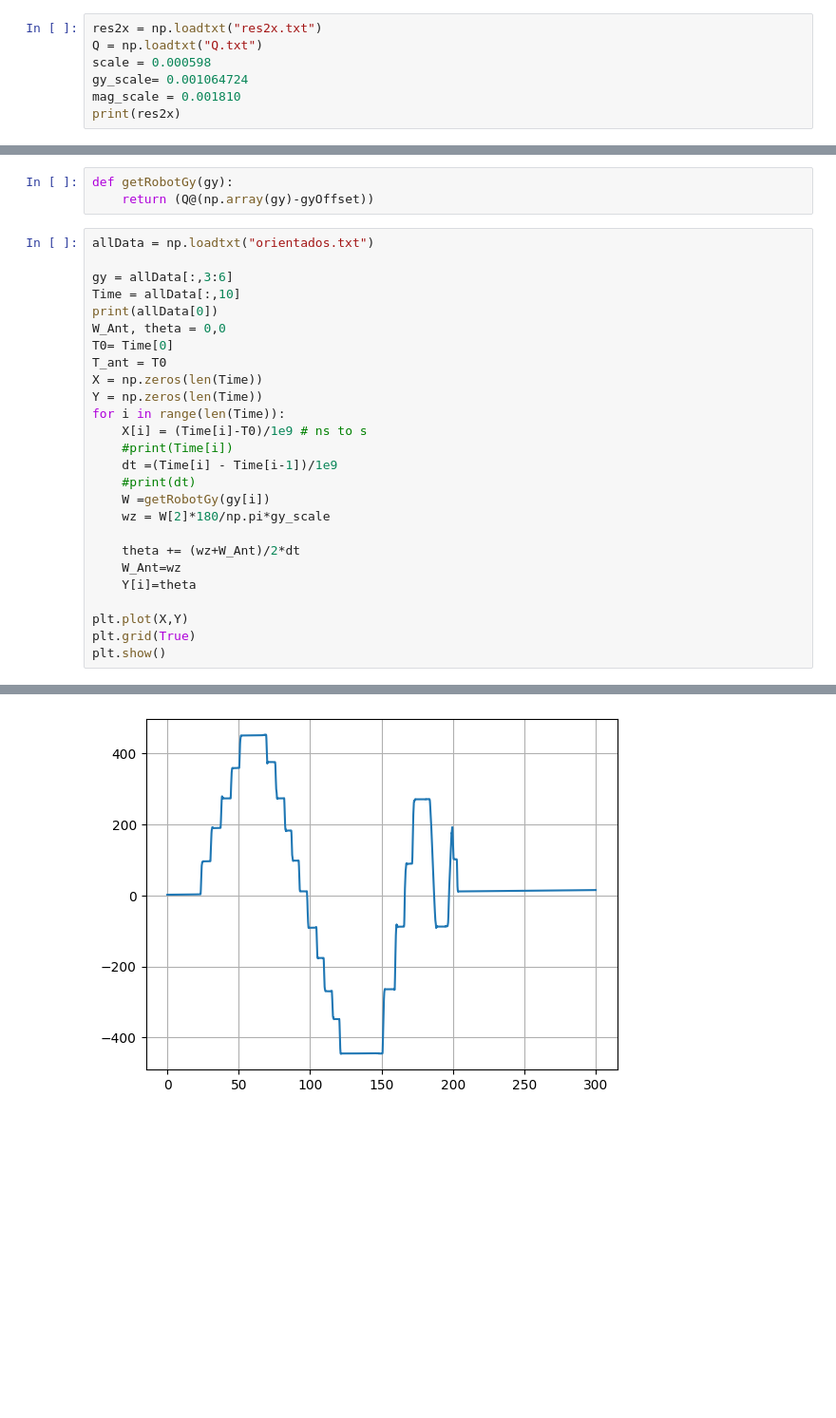
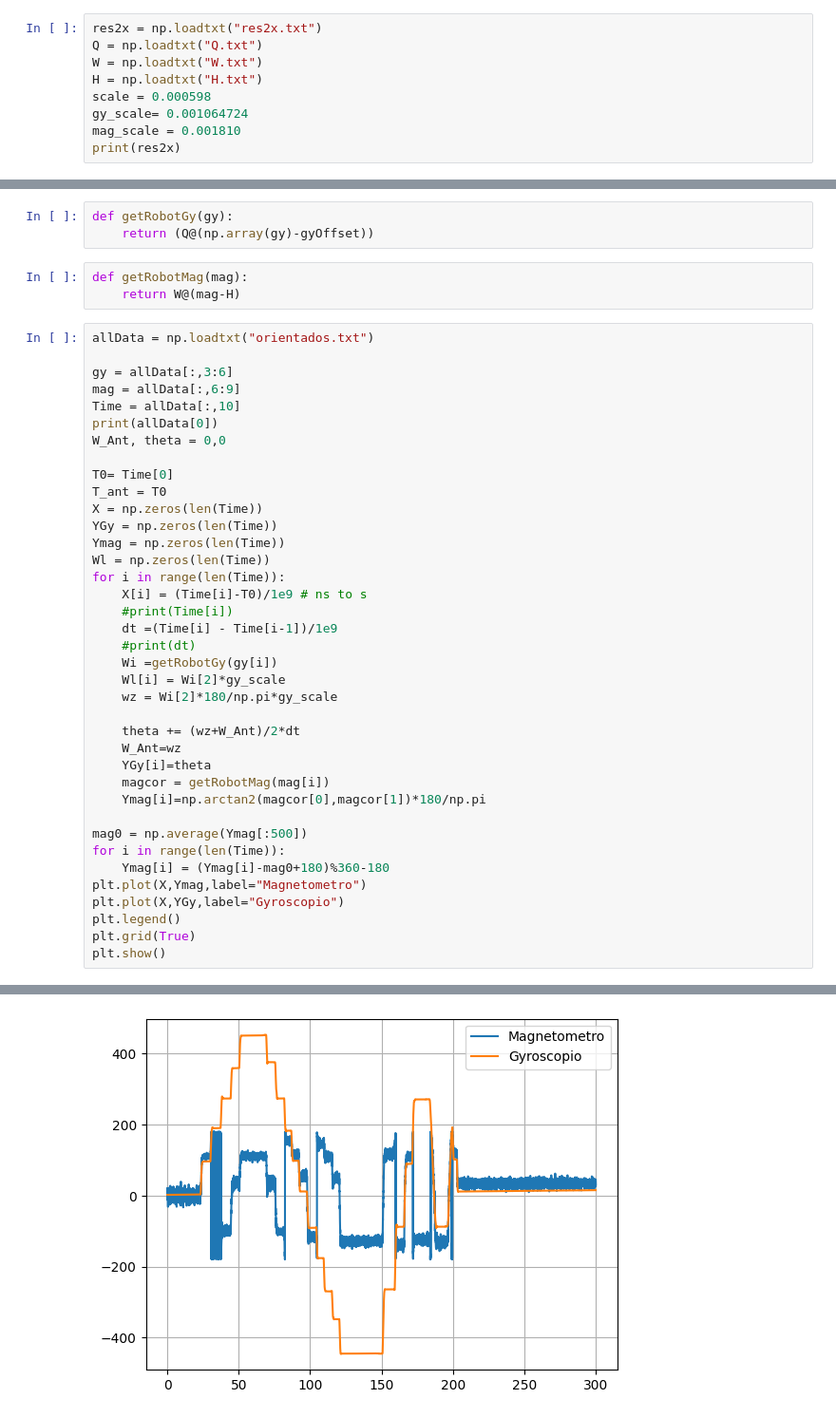
Before and after one commit to alanhpereira/pmr3502imu, a Jupyter notebook: gyro.ipynb, the cells around one changed output, grey strips where cells are left out. Shown: that part at 95% size. Drawn from its saved outputs; the diff is of its cells as text; blank space fills up the shorter version.

```diff
--- a/gyro.ipynb
+++ b/gyro.ipynb
@@ -29,6 +29,8 @@ def le_dados_imu(N, func=None, endereco = "shaka", porta=1234):
 # %%
 res2x = np.loadtxt("res2x.txt")
 Q = np.loadtxt("Q.txt")
+W = np.loadtxt("W.txt")
+H = np.loadtxt("H.txt")
 scale = 0.000598
 gy_scale= 0.001064724
 mag_scale = 0.001810
@@ -52,34 +54,49 @@ np.savetxt("gyOffset.txt",gyOffset)
 # %%
 def getRobotGy(gy):
     return (Q@(np.array(gy)-gyOffset))
+# %%
+def getRobotMag(mag):
+    return W@(mag-H)
 # %%
 allData = np.loadtxt("orientados.txt")
 
 gy = allData[:,3:6]
+mag = allData[:,6:9]
 Time = allData[:,10]
 print(allData[0])
 W_Ant, theta = 0,0
+
 T0= Time[0]
 T_ant = T0
 X = np.zeros(len(Time))
-Y = np.zeros(len(Time))
+YGy = np.zeros(len(Time))
+Ymag = np.zeros(len(Time))
+Wl = np.zeros(len(Time))
 for i in range(len(Time)):
     X[i] = (Time[i]-T0)/1e9 # ns to s
     #print(Time[i])
     dt =(Time[i] - Time[i-1])/1e9
     #print(dt)
-    W =getRobotGy(gy[i])
-    wz = W[2]*180/np.pi*gy_scale
+    Wi =getRobotGy(gy[i])
+    Wl[i] = Wi[2]*gy_scale
+    wz = Wi[2]*180/np.pi*gy_scale
 
     theta += (wz+W_Ant)/2*dt
     W_Ant=wz
-    Y[i]=theta
+    YGy[i]=theta
+    magcor = getRobotMag(mag[i])
+    Ymag[i]=np.arctan2(magcor[0],magcor[1])*180/np.pi
 
-plt.plot(X,Y)
+mag0 = np.average(Ymag[:500])
+for i in range(len(Time)):
+    Ymag[i] = (Ymag[i]-mag0+180)%360-180
+plt.plot(X,Ymag,label="Magnetometro")
+plt.plot(X,YGy,label="Gyroscopio")
+plt.legend()
 plt.grid(True)
 plt.show()
 # %% [output]
 [-1.692000e+03  2.020000e+02  1.636800e+04 -3.200000e+01  6.000000e+00
  -1.600000e+01 -1.260000e+02  1.100000e+02 -1.000000e+02  2.227000e+03
   1.748444e+18]
-[figure, old version]
+[figure, new version]
```
Also changed, not shown: parts of 2 cells of this notebook, 12 other files.
